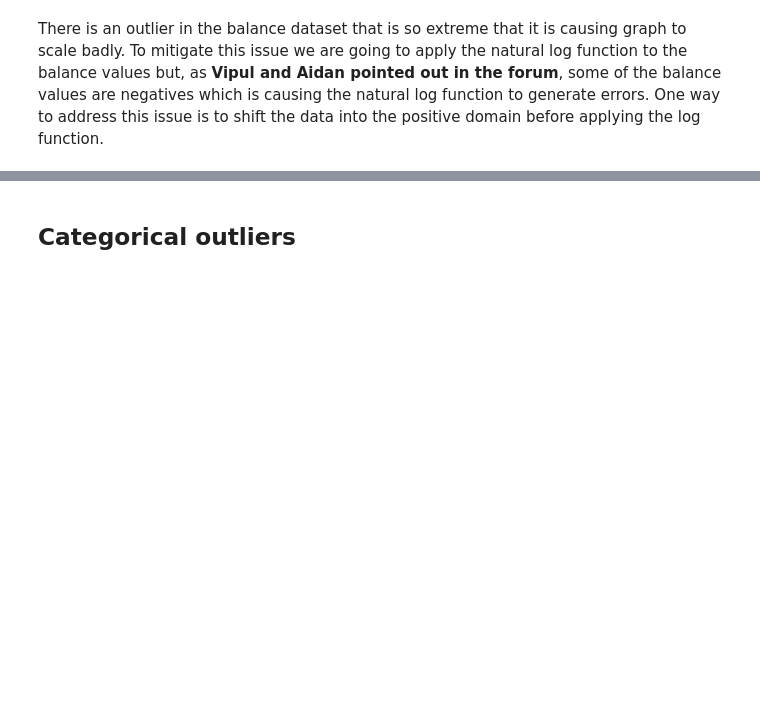
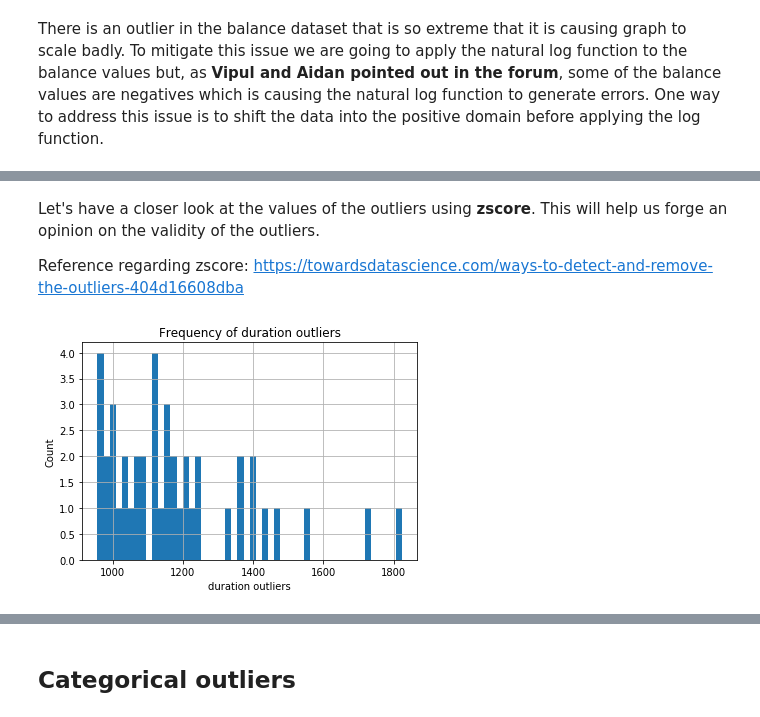
Before and after one commit to vipulpopat/MSCAI_Sem1_Etivity2, a Jupyter notebook: Etivity2-18263461.ipynb, the cells around one changed output, grey strips where cells are left out. Saved outputs shown, nothing was run; the diff lists cells and outputs as text; code cells hidden in the pictures; blank space fills up the shorter version.

```diff
--- a/Etivity2-18263461.ipynb
+++ b/Etivity2-18263461.ipynb
@@ -715,0 +660,20 @@ plot_data('ratio_ln_inc_minmax', 'ratio_ln_inc_minmax')
+# %% [markdown]
+Let's have a closer look at the values of the outliers using **zscore**. This will help us forge an opinion on the validity of the outliers.
+
+Reference regarding zscore: https://towardsdatascience.com/ways-to-detect-and-remove-the-outliers-404d16608dba
+# %%
+def get_zscore_outliers(column_name):
+    z = np.abs(stats.zscore(data[column_name]))
+    outliers = np.where(z > 3)
+    outliers_iter = np.nditer(outliers)
+    return data.loc[data.index.isin(outliers_iter),[column_name]]
+
+def plot_histogram_for(data, title):
+    data.hist(bins=50)
+    plt.xlabel(title)
+    plt.ylabel('Count')
+    plt.title('Frequency of ' + title)
+
+plot_histogram_for(get_zscore_outliers('duration'), "duration outliers")
+# %% [output]
+[figure, added]
```
Also changed, not shown: parts of 85 cells of this notebook.
